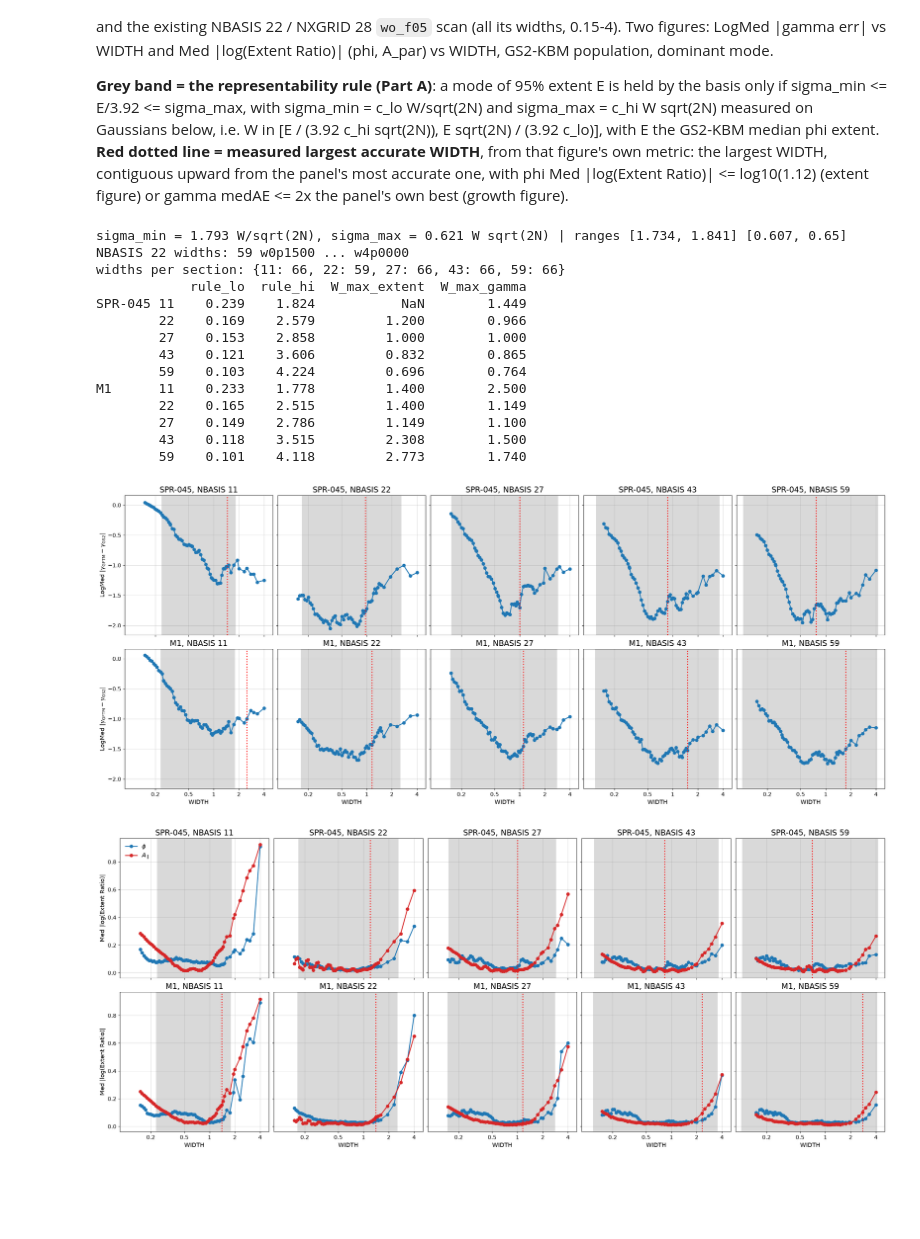
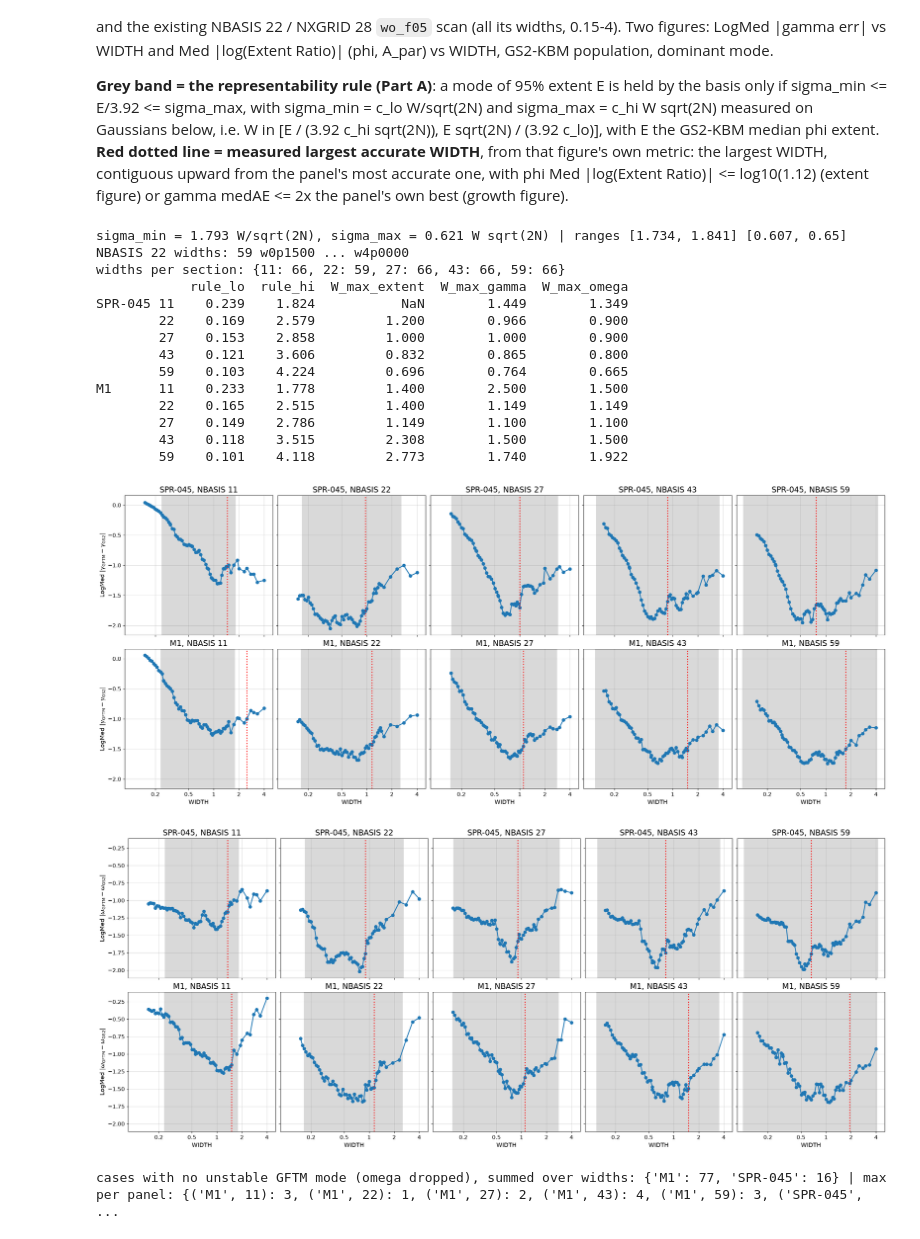
Before and after one commit to FelixWattsYork/General_Analysis, a Jupyter notebook: notebooks/gftm_quadrature_extent.ipynb, the cells around one changed output. Drawn from its saved outputs; the diff is of its cells as text; code cells hidden in the pictures; blank space fills up the shorter version.

Commit message:
gftm_quadrature_extent: omega twin of fig5 (fig5b), executed (Slurm 2629467) (Fusion_PhD-38e9.25)

```diff
--- a/notebooks/gftm_quadrature_extent.ipynb
+++ b/notebooks/gftm_quadrature_extent.ipynb
@@ -209,7 +209,8 @@ for db in cases:
     with get_context("fork").Pool(int(os.environ.get("SLURM_CPUS_PER_TASK", 4))) as pool:
         label = np.array(pool.map(gs2_label, [(db, n) for n in names], chunksize=4))
     g = mag(avg.growth_rate)
-    gs2[db] = dict(names=names, label=label, gamma=g, theta=theta,
+    om = mag(avg.mode_frequency)
+    gs2[db] = dict(names=names, label=label, gamma=g, omega=om, theta=theta,
                    ef={f: mag(ef.sel(field=f)) for f in fields},              # (sample, theta), complex
                    kbm=(label == "KBM") & np.isfinite(g) & (g > 0))
     gs2[db]["ext"] = {f: np.array([extent(theta, np.abs(e) ** 2) for e in gs2[db]["ef"][f]]) for f in fields}
@@ -243,11 +244,12 @@ for db, case in cases.items():
         assert (idx >= 0).all(), f"{db} {W} {nx} {nb}: GS2 samples missing"
         assert str(d.growth_rate.data.units) == str(gs2_cube(db, "pyro_cube_avg").data.growth_rate.data.units)
         gam = mag(d.growth_rate.transpose("sample", "mode"))[idx]
+        omg = mag(d.mode_frequency.transpose("sample", "mode"))[idx]
         g = np.where(gam > 0, gam, -np.inf)
         dom = g.argmax(1)                                       # dominant mode = argmax growth
         has = np.isfinite(g.max(1))
         pick = lambda a: np.where(has, a[np.arange(len(a)), dom], np.nan)
-        gftm[db, W, nx, nb] = dict(gamma=np.where(has, gam[np.arange(len(gam)), dom], 0.0),
+        gftm[db, W, nx, nb] = dict(gamma=np.where(has, gam[np.arange(len(gam)), dom], 0.0), omega=pick(omg),
                                    ext={f: pick(mag(d.extent.sel(field=f).transpose("sample", "mode"))[idx]) for f in fields})
         theta_out[db] = mag(d.theta)
     print(db, len(leaves), "leaves | GFTM output theta:", len(theta_out[db]), "points, max", theta_out[db].max().round(2))
@@ -446,10 +448,11 @@ def dominant(db, path):
     idx = pd.Index(d.sample_name.values.astype(str)).get_indexer(gs2[db]["names"])
     assert (idx >= 0).all()
     gam = mag(d.growth_rate.transpose("sample", "mode"))[idx]
+    omg = mag(d.mode_frequency.transpose("sample", "mode"))[idx]
     g = np.where(gam > 0, gam, -np.inf)
     dom, has = g.argmax(1), np.isfinite(g.max(1))
     pick = lambda a: np.where(has, a[np.arange(len(a)), dom], np.nan)
-    return dict(gamma=np.where(has, gam[np.arange(len(gam)), dom], 0.0),
+    return dict(gamma=np.where(has, gam[np.arange(len(gam)), dom], 0.0), omega=pick(omg),
                 ext={f: pick(mag(d.extent.sel(field=f).transpose("sample", "mode"))[idx]) for f in fields})
 
 
@@ -478,12 +481,16 @@ for db in cases:
         if d_ != db or sections.get(nb) != nx:
             continue
         acc.append(dict(db=db, nb=nb, W=W, gamma_logmed=np.log10(np.median(np.abs(e["gamma"][k] - gs2[db]["gamma"][k]))),
+                        omega_logmed=np.log10(np.nanmedian(np.abs(e["omega"][k] - gs2[db]["omega"][k]))), n_nomode=int(np.isnan(e["omega"][k]).sum()),
                         **{f"ext_{f}": np.nanmedian(np.abs(np.log10(e["ext"][f][k] / gs2[db]["ext"][f][k]))) for f in fields}))
 acc = pd.DataFrame(acc).sort_values(["db", "nb", "W"])
 # measured largest accurate WIDTH, one per figure, contiguous upward from the panel's most accurate WIDTH:
 #   extent: phi Med |log(Extent Ratio)| <= log10(1.12);  growth: medAE <= 2x the panel's own best
 acc["ok_ext"] = acc.ext_phi <= np.log10(1.12)
 acc["ok_gamma"] = acc.gamma_logmed <= acc.groupby(["db", "nb"]).gamma_logmed.transform("min") + np.log10(2)
+
+# omega twin of the gamma rule; cases with no unstable GFTM mode have omega = NaN and drop out of the omega median
+acc["ok_omega"] = acc.omega_logmed <= acc.groupby(["db", "nb"]).omega_logmed.transform("min") + np.log10(2)
 
 
 def last_ok(a, metric, ok):
@@ -493,56 +500,60 @@ def last_ok(a, metric, ok):
     return a.W[i] if a[ok][i] else np.nan
 
 
-w_rule, w_max_ext, w_max_gam = {}, {}, {}
+w_rule, w_max_ext, w_max_gam, w_max_om = {}, {}, {}, {}
 for db in cases:
     E = np.median(gs2[db]["ext"]["phi"][gs2[db]["kbm"]])
     for nb in sections:
         w_rule[db, nb] = (E / (3.92 * c_hi * np.sqrt(2 * nb)), E * np.sqrt(2 * nb) / (3.92 * c_lo))
         a = acc[(acc.db == db) & (acc.nb == nb)].reset_index(drop=True)
         w_max_ext[db, nb], w_max_gam[db, nb] = last_ok(a, "ext_phi", "ok_ext"), last_ok(a, "gamma_logmed", "ok_gamma")
+        w_max_om[db, nb] = last_ok(a, "omega_logmed", "ok_omega")
 print(pd.DataFrame({"rule_lo": {k: v[0] for k, v in w_rule.items()}, "rule_hi": {k: v[1] for k, v in w_rule.items()},
-                    "W_max_extent": w_max_ext, "W_max_gamma": w_max_gam}).round(3).to_string())
+                    "W_max_extent": w_max_ext, "W_max_gamma": w_max_gam, "W_max_omega": w_max_om}).round(3).to_string())
 
 
 def per_nbasis(cols, labels, ylabel, w_max):
     fig, axes = plt.subplots(len(cases), len(sections), figsize=(22, 9), sharex=True, sharey=True, squeeze=False)
     for r, db in enumerate(cases):
         for j, nb in enumerate(sections):
             ax = axes[r, j]
             a = acc[(acc.db == db) & (acc.nb == nb)]
             for col, lab, cc in zip(cols, labels, ("C0", "C3")):
                 ax.plot(a.W, a[col], color=cc, label=lab)
             ax.axvspan(*w_rule[db, nb], color="0.85", zorder=0)
             if np.isfinite(w_max[db, nb]):
                 ax.axvline(w_max[db, nb], color="red", ls=":", lw=2, marker="")
             ax.set(xscale="log")
             ax.set_title(f"{db}, NBASIS {nb}", fontsize=fs_title)
             if r == len(cases) - 1:
                 ax.set_xlabel("WIDTH")
                 log_xticks(ax, [0.2, 0.5, 1, 2, 4])
         axes[r, 0].set_ylabel(ylabel)
     if len(cols) > 1:
         axes[0, 0].legend(fontsize=fs_legend)
     plt.show()
     return fig
 
 
 fig5 = per_nbasis(["gamma_logmed"], [None], r"LogMed $|\gamma_{\rm GFTM}-\gamma_{\rm GS2}|$", w_max_gam)
+fig5w = per_nbasis(["omega_logmed"], [None], r"LogMed $|\omega_{\rm GFTM}-\omega_{\rm GS2}|$", w_max_om)
+print("cases with no unstable GFTM mode (omega dropped), summed over widths:", acc.groupby("db").n_nomode.sum().to_dict(), "| max per panel:", acc.groupby(["db", "nb"]).n_nomode.max().to_dict())
 fig6 = per_nbasis(["ext_phi", "ext_apar"], [field_labels["phi"], field_labels["apar"]], "Med |log(Extent Ratio)|", w_max_ext)
 # %% [output]
 sigma_min = 1.793 W/sqrt(2N), sigma_max = 0.621 W sqrt(2N) | ranges [1.734, 1.841] [0.607, 0.65]
 NBASIS 22 widths: 59 w0p1500 ... w4p0000
 widths per section: {11: 66, 22: 59, 27: 66, 43: 66, 59: 66}
-            rule_lo  rule_hi  W_max_extent  W_max_gamma
-SPR-045 11    0.239    1.824           NaN        1.449
-        22    0.169    2.579         1.200        0.966
-        27    0.153    2.858         1.000        1.000
-        43    0.121    3.606         0.832        0.865
-        59    0.103    4.224         0.696        0.764
-M1      11    0.233    1.778         1.400        2.500
-        22    0.165    2.515         1.400        1.149
-        27    0.149    2.786         1.149        1.100
-        43    0.118    3.515         2.308        1.500
-        59    0.101    4.118         2.773        1.740
+            rule_lo  rule_hi  W_max_extent  W_max_gamma  W_max_omega
+SPR-045 11    0.239    1.824           NaN        1.449        1.349
+        22    0.169    2.579         1.200        0.966        0.900
+        27    0.153    2.858         1.000        1.000        0.900
+        43    0.121    3.606         0.832        0.865        0.800
+        59    0.103    4.224         0.696        0.764        0.665
+M1      11    0.233    1.778         1.400        2.500        1.500
+        22    0.165    2.515         1.400        1.149        1.149
+        27    0.149    2.786         1.149        1.100        1.100
+        43    0.118    3.515         2.308        1.500        1.500
+        59    0.101    4.118         2.773        1.740        1.922
 [figure]
-[figure, old version]
+[figure, new version]
+cases with no unstable GFTM mode (omega dropped), summed over widths: {'M1': 77, 'SPR-045': 16} | max per panel: {('M1', 11): 3, ('M1', 22): 1, ('M1', 27): 2, ('M1', 43): 4, ('M1', 59): 3, ('SPR-045', ...
```
Also changed, not shown: parts of 2 cells of this notebook.
